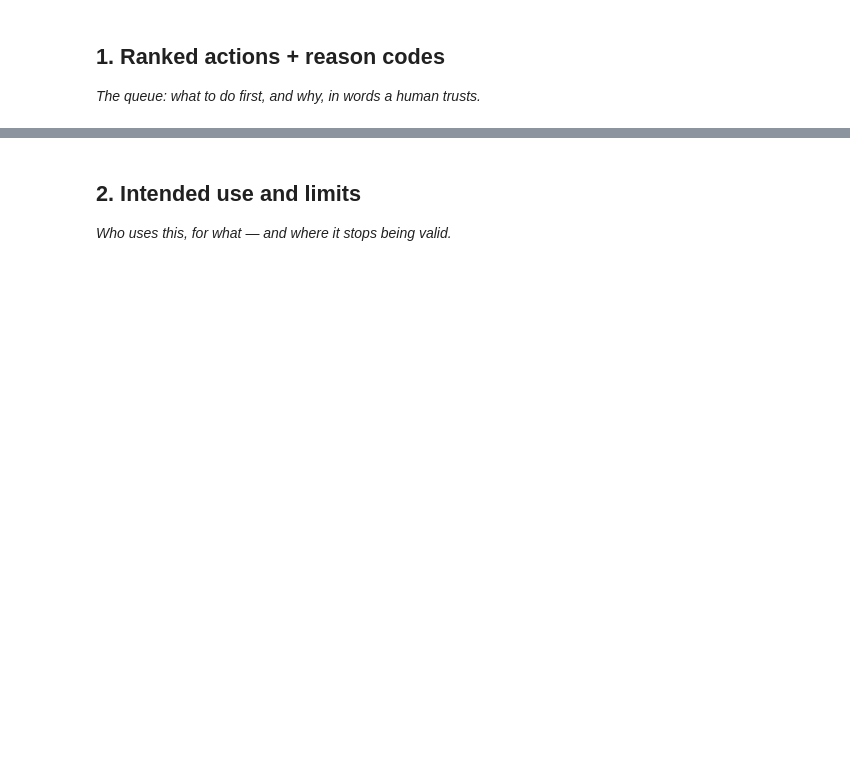
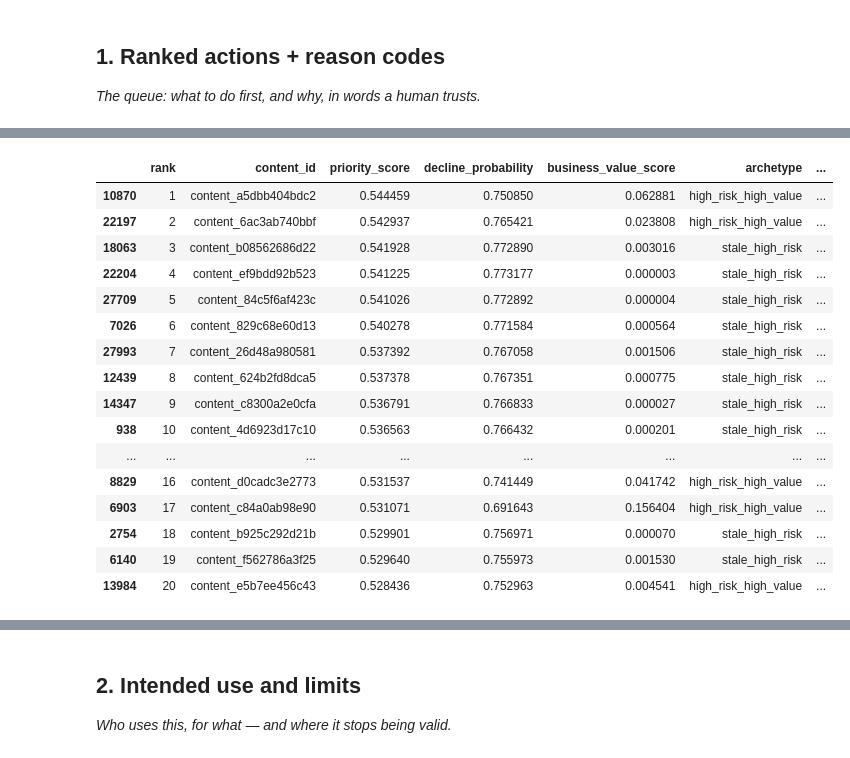
Before and after one commit to duaf9877/FlyRank-AI-ML-Internship, a Jupyter notebook: work/notebooks/w07_action_playbook.ipynb, the cells around one changed output, grey strips where cells are left out. Saved outputs shown, nothing was run; the diff lists cells and outputs as text; code cells hidden in the pictures; blank space fills up the shorter version.

```diff
--- a/work/notebooks/w07_action_playbook.ipynb
+++ b/work/notebooks/w07_action_playbook.ipynb
@@ -12,0 +412,43 @@ This skeleton is yours to fill. Work the sections **in order** — each one has
+# %%
+queue = queue.sort_values(
+    "priority_score",
+    ascending=False
+)
+
+queue["rank"] = range(
+    1,
+    len(queue) + 1
+)
+
+display_columns = [
+    "rank",
+    "content_id",
+    "priority_score",
+    "decline_probability",
+    "business_value_score",
+    "archetype",
+    "recommended_action",
+    "reason_codes"
+]
+
+queue[
+    display_columns
+].head(20)
+# %% [output]
+|  | rank | content_id | priority_score | decline_probability | business_value_score | archetype | ... |
+| 10870 | 1 | content_a5dbb404bdc2 | 0.544459 | 0.750850 | 0.062881 | high_risk_high_value | ... |
+| 22197 | 2 | content_6ac3ab740bbf | 0.542937 | 0.765421 | 0.023808 | high_risk_high_value | ... |
+| 18063 | 3 | content_b08562686d22 | 0.541928 | 0.772890 | 0.003016 | stale_high_risk | ... |
+| 22204 | 4 | content_ef9bdd92b523 | 0.541225 | 0.773177 | 0.000003 | stale_high_risk | ... |
+| 27709 | 5 | content_84c5f6af423c | 0.541026 | 0.772892 | 0.000004 | stale_high_risk | ... |
+| 7026 | 6 | content_829c68e60d13 | 0.540278 | 0.771584 | 0.000564 | stale_high_risk | ... |
+| 27993 | 7 | content_26d48a980581 | 0.537392 | 0.767058 | 0.001506 | stale_high_risk | ... |
+| 12439 | 8 | content_624b2fd8dca5 | 0.537378 | 0.767351 | 0.000775 | stale_high_risk | ... |
+| 14347 | 9 | content_c8300a2e0cfa | 0.536791 | 0.766833 | 0.000027 | stale_high_risk | ... |
+| 938 | 10 | content_4d6923d17c10 | 0.536563 | 0.766432 | 0.000201 | stale_high_risk | ... |
+| ... | ... | ... | ... | ... | ... | ... | ... |
+| 8829 | 16 | content_d0cadc3e2773 | 0.531537 | 0.741449 | 0.041742 | high_risk_high_value | ... |
+| 6903 | 17 | content_c84a0ab98e90 | 0.531071 | 0.691643 | 0.156404 | high_risk_high_value | ... |
+| 2754 | 18 | content_b925c292d21b | 0.529901 | 0.756971 | 0.000070 | stale_high_risk | ... |
+| 6140 | 19 | content_f562786a3f25 | 0.529640 | 0.755973 | 0.001530 | stale_high_risk | ... |
+| 13984 | 20 | content_e5b7ee456c43 | 0.528436 | 0.752963 | 0.004541 | high_risk_high_value | ... |
```
Also changed, not shown: parts of 28 cells of this notebook.
